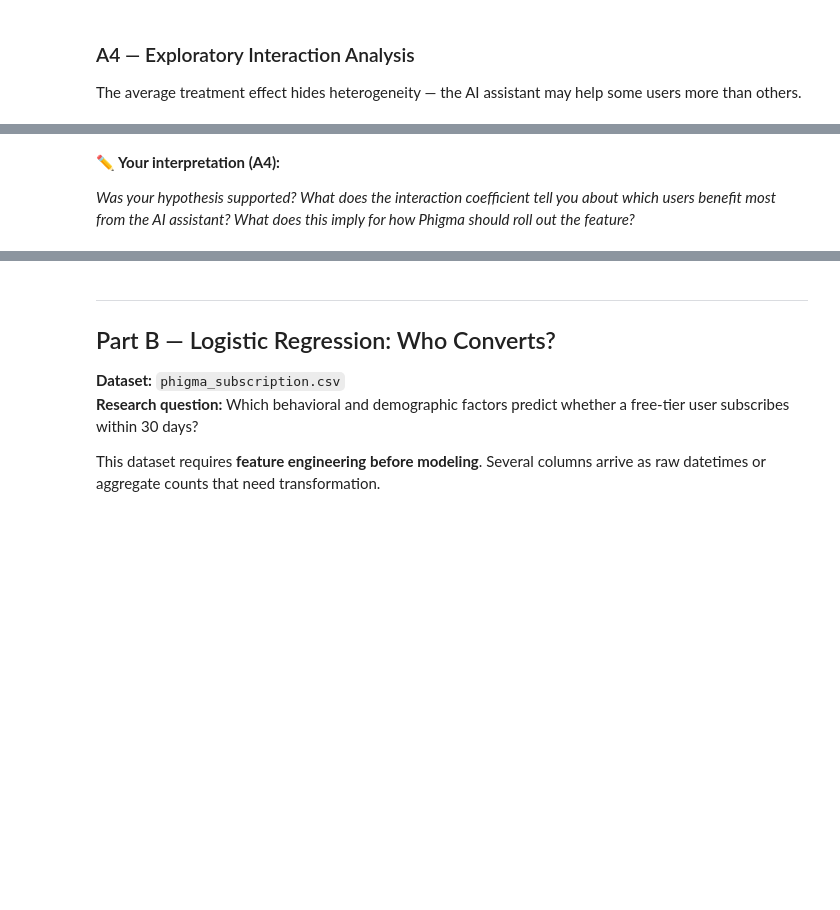
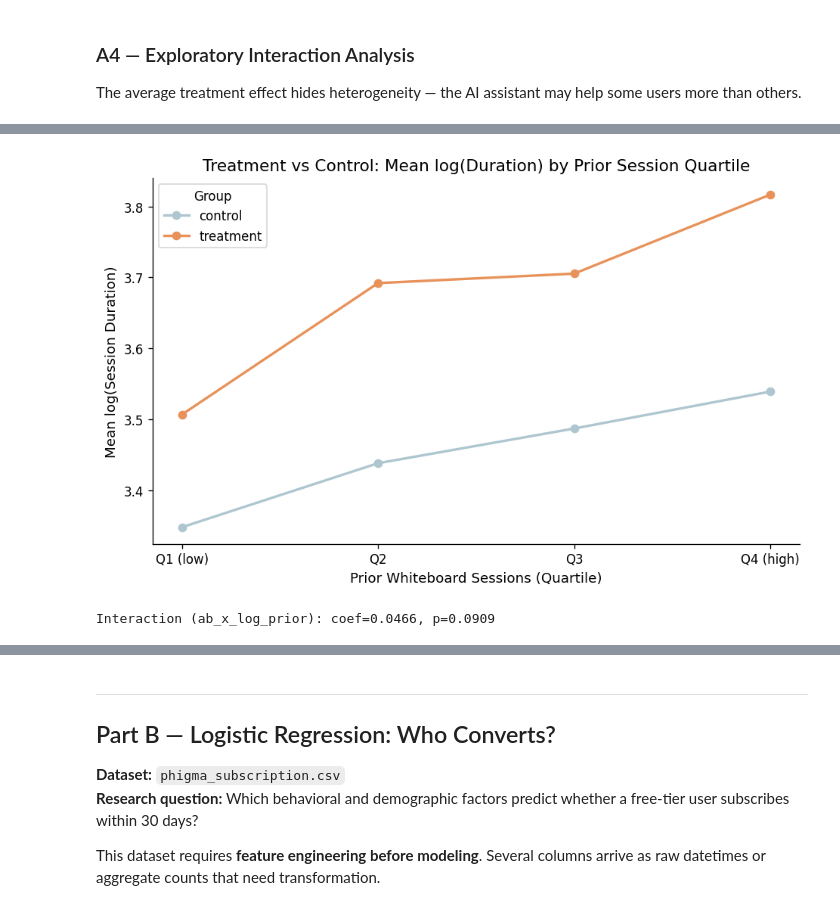
Before and after one commit to ekam-n/iat-461, a Jupyter notebook: Assignments/A2/iat461_a2_EkamNijjar_301457886.ipynb, the cells around one changed output, grey strips where cells are left out. Drawn from its saved outputs; the diff is of its cells as text; code cells hidden in the pictures; blank space fills up the shorter version.

```diff
--- a/Assignments/A2/iat461_a2_EkamNijjar_301457886.ipynb
+++ b/Assignments/A2/iat461_a2_EkamNijjar_301457886.ipynb
@@ -457,9 +458,8 @@ The average treatment effect hides heterogeneity — the AI assistant may help s
 # %%
-# YOUR CODE HERE
-# Step 1: Create the interaction term
-# Example: df_ab['ab_x_device_desktop'] = df_ab['ab_group_enc'] * df_ab['device_desktop']
+# Step 1: Create the interaction term (ab_group_bin x log_prior_whiteboard_sessions)
+interaction = (df_ab['ab_group_bin'] * df_ab['log_prior_whiteboard_sessions']).rename('ab_x_log_prior')
 
-# Step 2: Add the interaction term to your feature matrix and refit OLS
-# X_interact = pd.concat([X_const, interaction_col], axis=1)
-# model_interact = sm.OLS(y, X_interact).fit()
-# print(model_interact.summary())
+# Step 2: Append to the feature matrix and refit OLS
+X_interact = pd.concat([X, interaction], axis=1)
+model_interact = sm.OLS(y, sm.add_constant(X_interact)).fit()
+print(model_interact.summary())
@@ -471,4 +484,30 @@ The average treatment effect hides heterogeneity — the AI assistant may help s
-# %% [markdown]
-**✏️ Your interpretation (A4):**
-
-*Was your hypothesis supported? What does the interaction coefficient tell you about which users benefit most from the AI assistant? What does this imply for how Phigma should roll out the feature?*
+# %%
+# Bin prior_whiteboard_sessions into quartiles and compare treatment vs control means
+df_plot = df_ab.copy()
+df_plot['prior_bin'] = pd.qcut(df_plot['prior_whiteboard_sessions'], q=4,
+                                labels=['Q1 (low)', 'Q2', 'Q3', 'Q4 (high)'])
+df_plot['log_duration'] = y
+
+means = (df_plot.groupby(['prior_bin', 'ab_group'], observed=True)['log_duration']
+         .mean().reset_index())
+
+fig, ax = plt.subplots(figsize=(8, 5))
+for group, colour in [('control', '#aec6cf'), ('treatment', ACCENT)]:
+    sub = means[means['ab_group'] == group]
+    ax.plot(sub['prior_bin'].astype(str), sub['log_duration'],
+            marker='o', label=group, color=colour, linewidth=2)
+
+ax.set_title('Treatment vs Control: Mean log(Duration) by Prior Session Quartile')
+ax.set_xlabel('Prior Whiteboard Sessions (Quartile)')
+ax.set_ylabel('Mean log(Session Duration)')
+ax.legend(title='Group')
+plt.tight_layout()
+plt.show()
+
+# Print key interaction coefficient
+c = model_interact.params['ab_x_log_prior']
+p = model_interact.pvalues['ab_x_log_prior']
+print(f'Interaction (ab_x_log_prior): coef={c:.4f}, p={p:.4f}')
+# %% [output]
+[figure, added]
+Interaction (ab_x_log_prior): coef=0.0466, p=0.0909
```
Also changed, not shown: parts of 8 cells of this notebook.
